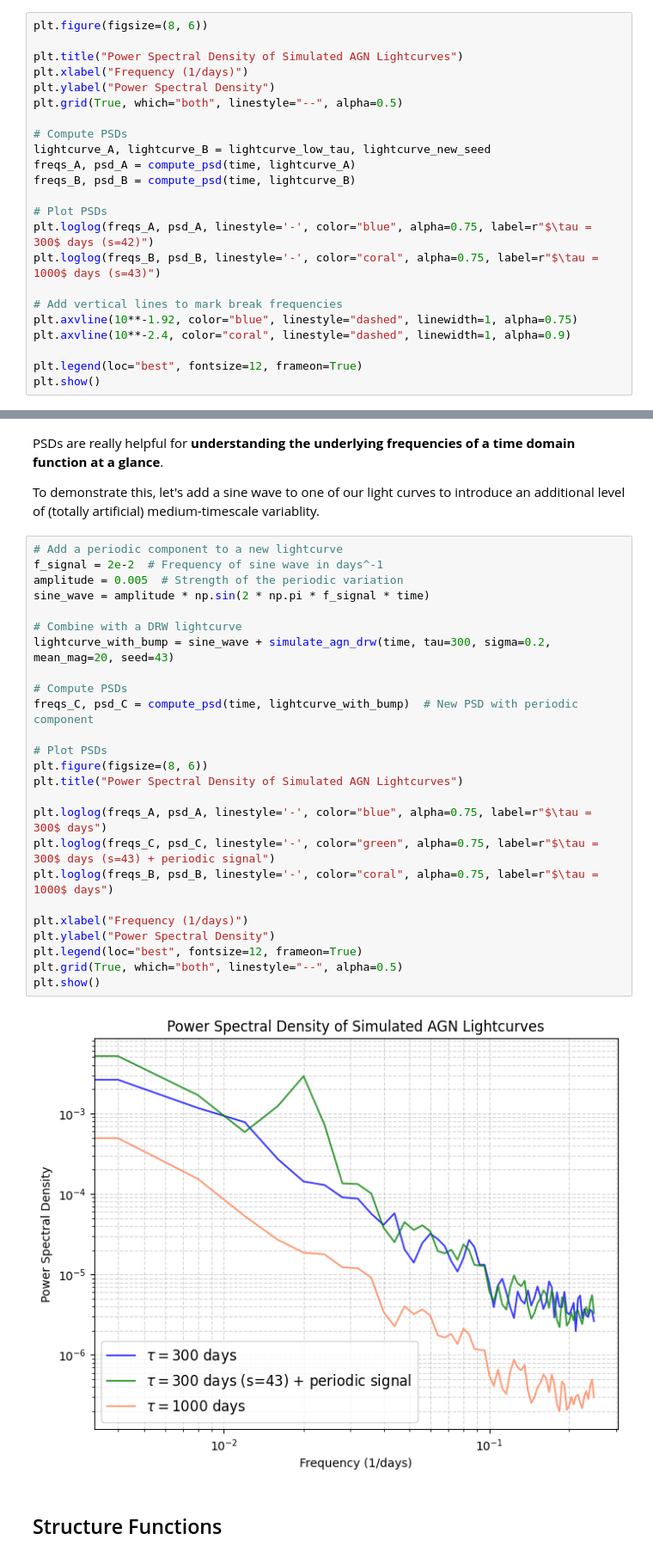
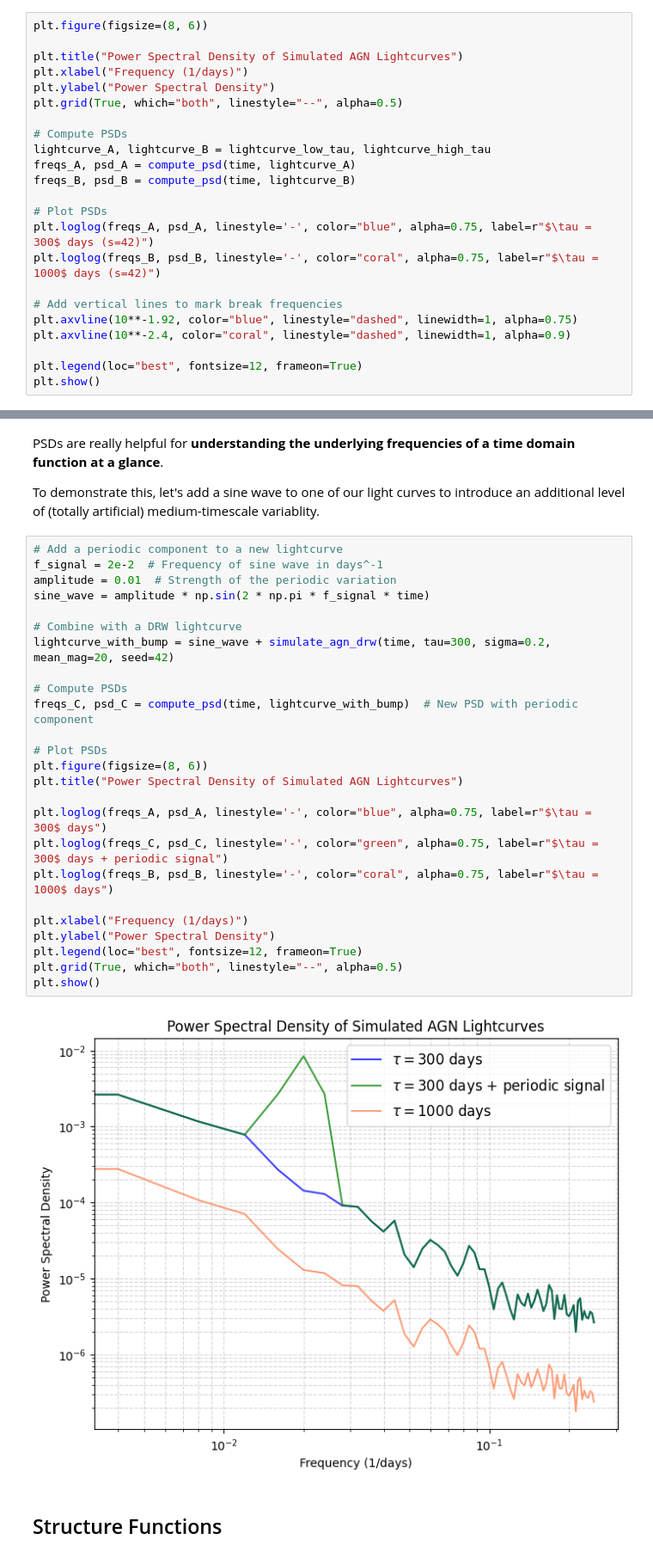
Before and after one commit to lsst-sitcom/linccf, a Jupyter notebook: agn_variability/02-Understanding SFs.ipynb, the cells around one changed output, grey strips where cells are left out. Shown at 86% size. Cells and saved outputs as stored; diff of their text form.

Commit message:
Plot seed consistency

```diff
--- a/agn_variability/02-Understanding SFs.ipynb
+++ b/agn_variability/02-Understanding SFs.ipynb
@@ -130,13 +130,13 @@ plt.ylabel("Power Spectral Density")
 plt.grid(True, which="both", linestyle="--", alpha=0.5)
 
 # Compute PSDs
-lightcurve_A, lightcurve_B = lightcurve_low_tau, lightcurve_new_seed
+lightcurve_A, lightcurve_B = lightcurve_low_tau, lightcurve_high_tau
 freqs_A, psd_A = compute_psd(time, lightcurve_A)
 freqs_B, psd_B = compute_psd(time, lightcurve_B)
 
 # Plot PSDs
 plt.loglog(freqs_A, psd_A, linestyle='-', color="blue", alpha=0.75, label=r"$\tau = 300$ days (s=42)")
-plt.loglog(freqs_B, psd_B, linestyle='-', color="coral", alpha=0.75, label=r"$\tau = 1000$ days (s=43)")
+plt.loglog(freqs_B, psd_B, linestyle='-', color="coral", alpha=0.75, label=r"$\tau = 1000$ days (s=42)")
 
 # Add vertical lines to mark break frequencies
 plt.axvline(10**-1.92, color="blue", linestyle="dashed", linewidth=1, alpha=0.75)
@@ -161,30 +161,30 @@ To demonstrate this, let's add a sine wave to one of our light curves to introdu
 # %%
 # Add a periodic component to a new lightcurve
 f_signal = 2e-2  # Frequency of sine wave in days^-1
-amplitude = 0.005  # Strength of the periodic variation
+amplitude = 0.01  # Strength of the periodic variation
 sine_wave = amplitude * np.sin(2 * np.pi * f_signal * time)
 
 # Combine with a DRW lightcurve
-lightcurve_with_bump = sine_wave + simulate_agn_drw(time, tau=300, sigma=0.2, mean_mag=20, seed=43)
+lightcurve_with_bump = sine_wave + simulate_agn_drw(time, tau=300, sigma=0.2, mean_mag=20, seed=42)
 
 # Compute PSDs
 freqs_C, psd_C = compute_psd(time, lightcurve_with_bump)  # New PSD with periodic component
 
 # Plot PSDs
 plt.figure(figsize=(8, 6))
 plt.title("Power Spectral Density of Simulated AGN Lightcurves")
 
 plt.loglog(freqs_A, psd_A, linestyle='-', color="blue", alpha=0.75, label=r"$\tau = 300$ days")
-plt.loglog(freqs_C, psd_C, linestyle='-', color="green", alpha=0.75, label=r"$\tau = 300$ days (s=43) + periodic signal")
+plt.loglog(freqs_C, psd_C, linestyle='-', color="green", alpha=0.75, label=r"$\tau = 300$ days + periodic signal")
 plt.loglog(freqs_B, psd_B, linestyle='-', color="coral", alpha=0.75, label=r"$\tau = 1000$ days")
 
 plt.xlabel("Frequency (1/days)")
 plt.ylabel("Power Spectral Density")
 plt.legend(loc="best", fontsize=12, frameon=True)
 plt.grid(True, which="both", linestyle="--", alpha=0.5)
 plt.show()
 # %% [output]
-[figure, old version]
+[figure, new version]
 # %% [markdown]
 ## Structure Functions
 # %% [markdown]
```
Also changed, not shown: parts of 6 cells of this notebook.
